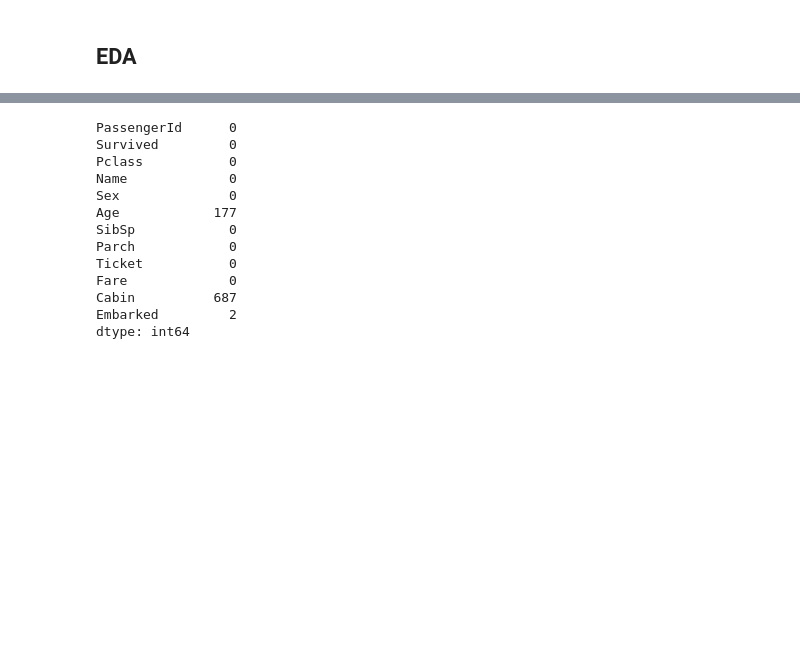
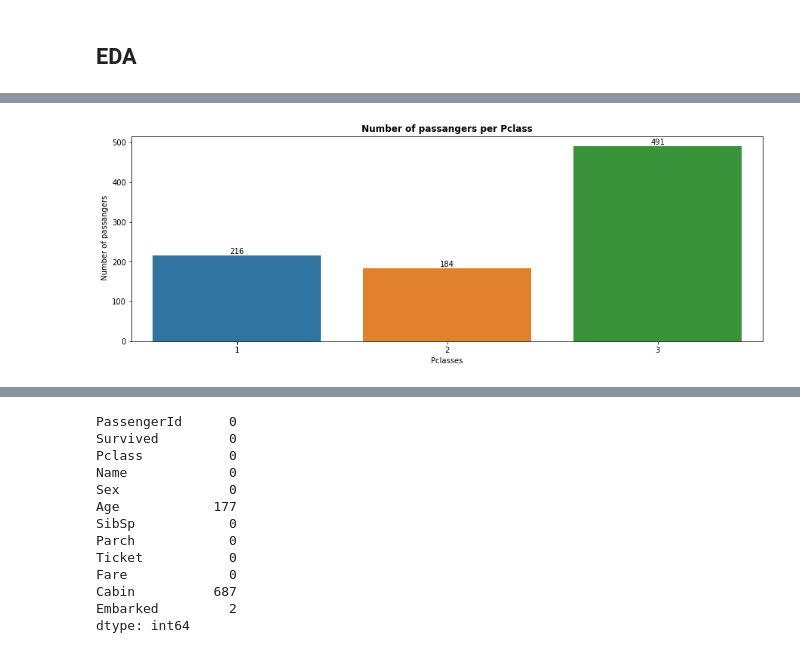
Before and after one commit to Neelam-Singhal/ClassificationProblem, a Jupyter notebook: titanic.ipynb, the cells around one changed output, grey strips where cells are left out. Saved outputs shown, nothing was run; the diff lists cells and outputs as text; code cells hidden in the pictures; blank space fills up the shorter version.

```diff
--- a/titanic.ipynb
+++ b/titanic.ipynb
@@ -36,0 +97,10 @@ train
+# %%
+fig, ax = plt.subplots(figsize=(15, 5))
+plt.title('Number of passangers per Pclass', fontweight="bold")
+y = sns.countplot(x='Pclass', data=train)
+plt.xlabel('Pclasses')
+plt.ylabel(' Number of passangers')
+
+y.bar_label(y.containers[0]);
+# %% [output]
+[figure, added]
```
Also changed, not shown: parts of 18 cells of this notebook.
